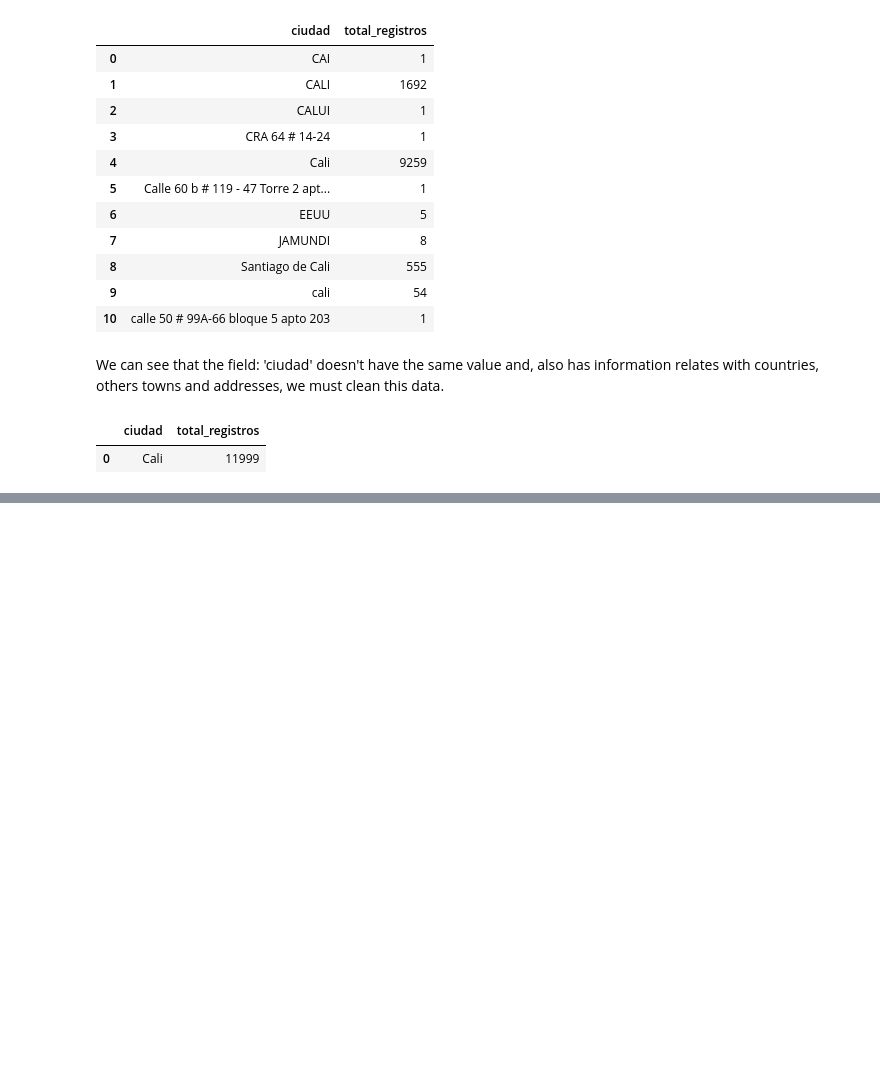
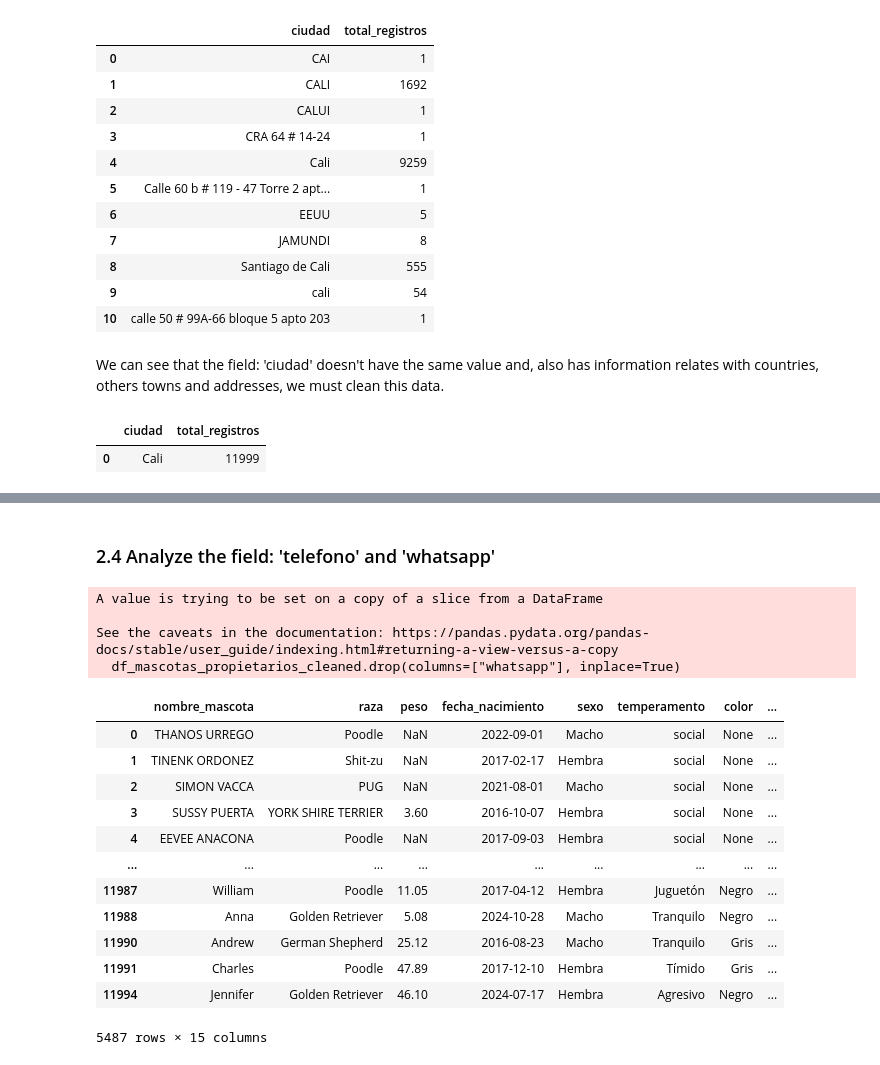
Before and after one commit to frankdaza/etl-class-project, a Jupyter notebook: notebooks/002_transform.ipynb, the cells around one changed output, grey strips where cells are left out. Saved outputs shown, nothing was run; the diff lists cells and outputs as text; code cells hidden in the pictures; blank space fills up the shorter version.

```diff
--- a/notebooks/002_transform.ipynb
+++ b/notebooks/002_transform.ipynb
@@ -158,0 +195,4 @@ df_ciudad
+# %%
+# Convert all values in 'peso' column to float, if possible (otherwise, set to NaN)
+df_mascotas_propietarios_cleaned["peso"] = pd.to_numeric(df_mascotas_propietarios_cleaned["peso"], errors='coerce')
+df_mascotas_propietarios_cleaned.groupby("peso").size().reset_index(name="total_registros")
@@ -158,0 +234,5 @@ df_ciudad
+# %%
+# Convert all values in 'fecha_nacimiento' column to a datetime greater than 2016-01-01
+df_mascotas_propietarios_cleaned["fecha_nacimiento"] = pd.to_datetime(df_mascotas_propietarios_cleaned["fecha_nacimiento"], errors='coerce')
+df_mascotas_propietarios_cleaned = df_mascotas_propietarios_cleaned[df_mascotas_propietarios_cleaned["fecha_nacimiento"] >= '2016-01-01']
+df_mascotas_propietarios_cleaned.groupby("fecha_nacimiento").size().reset_index(name="total_registros")
@@ -158,0 +253,37 @@ df_ciudad
+# %% [markdown]
+### 2.4 Analyze the field: 'telefono' and 'whatsapp'
+# %%
+# Ensure 'telefono' column only contains numeric values (otherwise, set to None)
+df_mascotas_propietarios_cleaned.loc[:, "telefono"] = df_mascotas_propietarios_cleaned["telefono"].apply(
+    lambda x: x if str(x).isnumeric() else None
+)
+
+# Fill missing 'telefono' values with 'whatsapp' numbers
+df_mascotas_propietarios_cleaned.loc[:, "telefono"] = df_mascotas_propietarios_cleaned["telefono"].fillna(
+    df_mascotas_propietarios_cleaned["whatsapp"]
+)
+
+# Display the updated DataFrame
+df_mascotas_propietarios_cleaned[["telefono", "whatsapp"]]
+
+# Drop the 'whatsapp' column
+df_mascotas_propietarios_cleaned.drop(columns=["whatsapp"], inplace=True)
+df_mascotas_propietarios_cleaned
+# %% [output]
+A value is trying to be set on a copy of a slice from a DataFrame
+
+See the caveats in the documentation: https://pandas.pydata.org/pandas-docs/stable/user_guide/indexing.html#returning-a-view-versus-a-copy
+  df_mascotas_propietarios_cleaned.drop(columns=["whatsapp"], inplace=True)
+|  | nombre_mascota | raza | peso | fecha_nacimiento | sexo | temperamento | color | ... |
+| 0 | THANOS URREGO | Poodle | NaN | 2022-09-01 | Macho | social | None | ... |
+| 1 | TINENK ORDONEZ | Shit-zu | NaN | 2017-02-17 | Hembra | social | None | ... |
+| 2 | SIMON VACCA | PUG | NaN | 2021-08-01 | Macho | social | None | ... |
+| 3 | SUSSY PUERTA | YORK SHIRE TERRIER | 3.60 | 2016-10-07 | Hembra | social | None | ... |
+| 4 | EEVEE ANACONA | Poodle | NaN | 2017-09-03 | Hembra | social | None | ... |
+| ... | ... | ... | ... | ... | ... | ... | ... | ... |
+| 11987 | William | Poodle | 11.05 | 2017-04-12 | Hembra | Juguetón | Negro | ... |
+| 11988 | Anna | Golden Retriever | 5.08 | 2024-10-28 | Macho | Tranquilo | Negro | ... |
+| 11990 | Andrew | German Shepherd | 25.12 | 2016-08-23 | Macho | Tranquilo | Gris | ... |
+| 11991 | Charles | Poodle | 47.89 | 2017-12-10 | Hembra | Tímido | Gris | ... |
+| 11994 | Jennifer | Golden Retriever | 46.10 | 2024-07-17 | Hembra | Agresivo | Negro | ... |
+5487 rows × 15 columns
```
Also changed, not shown: parts of 19 cells of this notebook.
